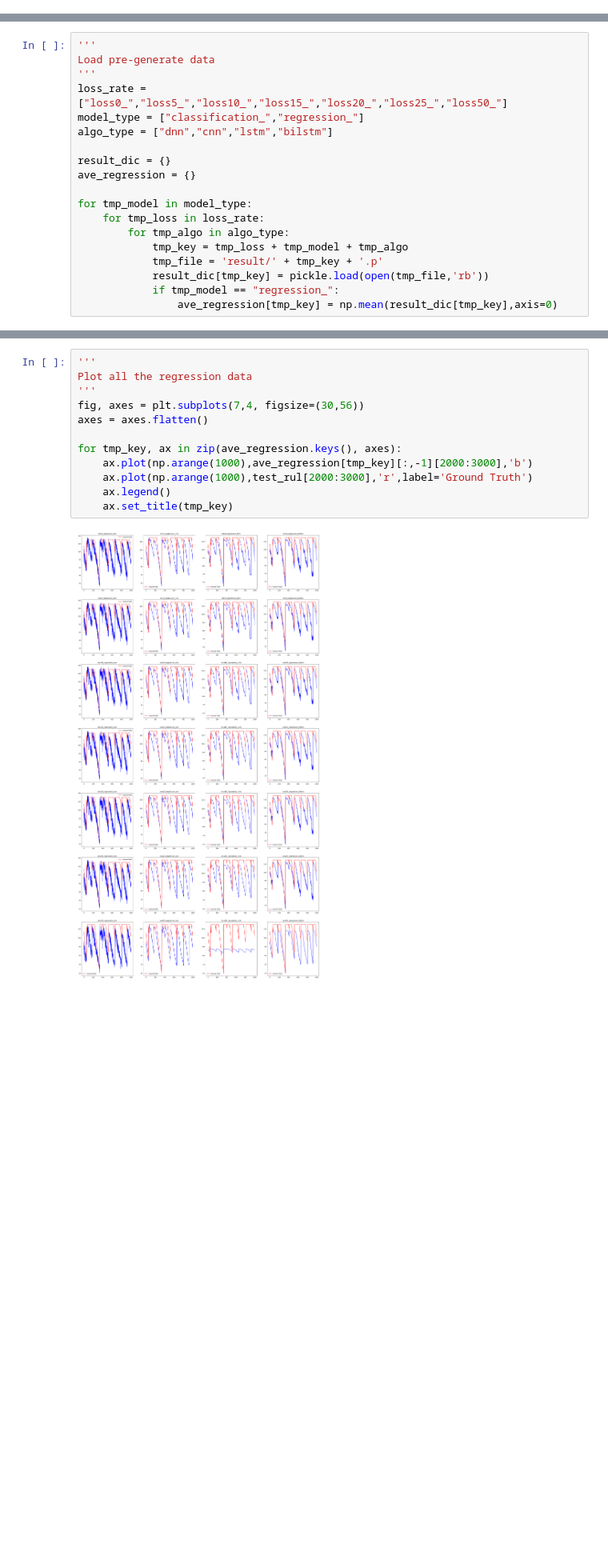
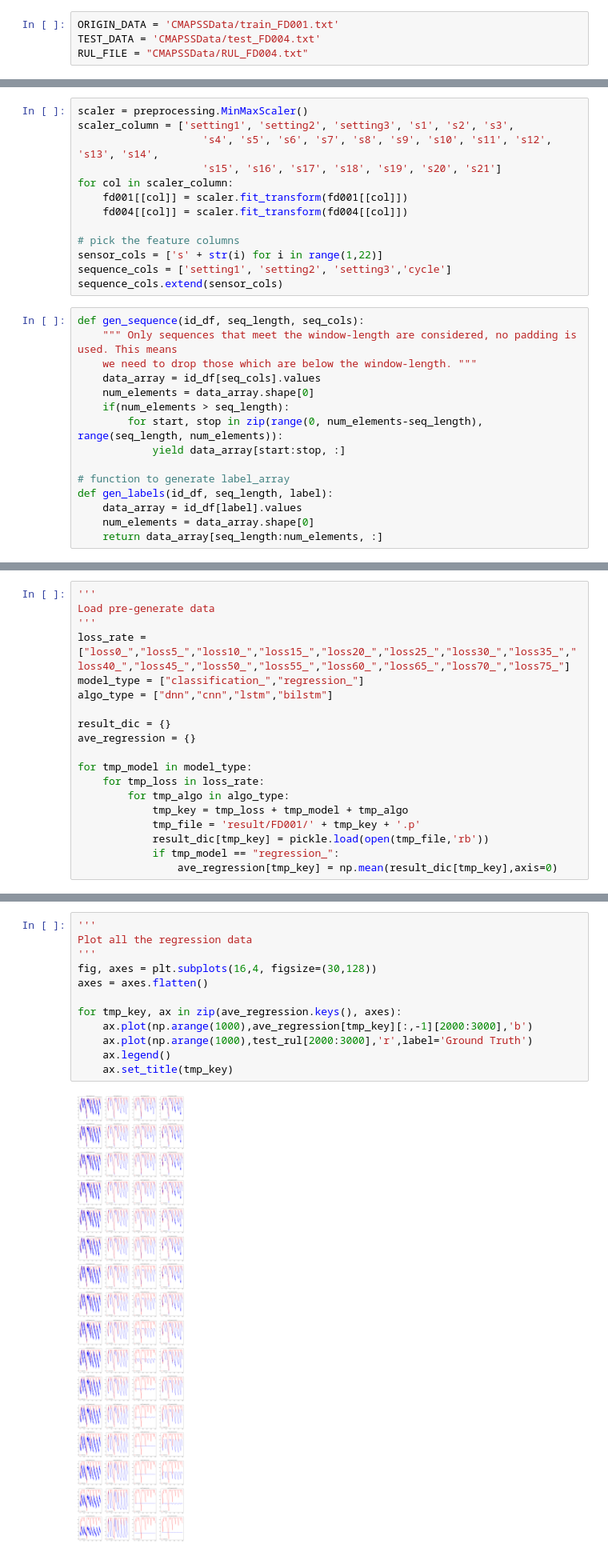
Before and after one commit to Observe-l/Wireless_Network, a Jupyter notebook: eval.ipynb, the cells around one changed output, grey strips where cells are left out. Shown at 80% size. Cells and saved outputs as stored; diff of their text form; blank space fills up the shorter version.

```diff
--- a/eval.ipynb
+++ b/eval.ipynb
@@ -30,3 +30,7 @@ RUL_FILE = "CMAPSSData/RUL_FD001.txt"
 TIME_OUT = 3
 MODEL_NAME = "regression_test"
 REMAIN_NUM = 35
+# %%
+ORIGIN_DATA = 'CMAPSSData/train_FD001.txt'
+TEST_DATA = 'CMAPSSData/test_FD004.txt'
+RUL_FILE = "CMAPSSData/RUL_FD004.txt"
@@ -32,0 +88,28 @@ REMAIN_NUM = 35
+# %%
+scaler = preprocessing.MinMaxScaler()
+scaler_column = ['setting1', 'setting2', 'setting3', 's1', 's2', 's3',
+                    's4', 's5', 's6', 's7', 's8', 's9', 's10', 's11', 's12', 's13', 's14',
+                    's15', 's16', 's17', 's18', 's19', 's20', 's21']
+for col in scaler_column:
+    fd001[[col]] = scaler.fit_transform(fd001[[col]])
+    fd004[[col]] = scaler.fit_transform(fd004[[col]])
+
+# pick the feature columns
+sensor_cols = ['s' + str(i) for i in range(1,22)]
+sequence_cols = ['setting1', 'setting2', 'setting3','cycle']
+sequence_cols.extend(sensor_cols)
+# %%
+def gen_sequence(id_df, seq_length, seq_cols):
+    """ Only sequences that meet the window-length are considered, no padding is used. This means
+    we need to drop those which are below the window-length. """
+    data_array = id_df[seq_cols].values
+    num_elements = data_array.shape[0]
+    if(num_elements > seq_length):
+        for start, stop in zip(range(0, num_elements-seq_length), range(seq_length, num_elements)):
+            yield data_array[start:stop, :]
+
+# function to generate label_array
+def gen_labels(id_df, seq_length, label):
+    data_array = id_df[label].values
+    num_elements = data_array.shape[0]
+    return data_array[seq_length:num_elements, :]
@@ -223,7 +348,7 @@ loss rate: [0%, 5%, 10%, 15%, 20%, 25%, 50%]
 '''
 Load pre-generate data
 '''
-loss_rate = ["loss0_","loss5_","loss10_","loss15_","loss20_","loss25_","loss50_"]
+loss_rate = ["loss0_","loss5_","loss10_","loss15_","loss20_","loss25_","loss30_","loss35_","loss40_","loss45_","loss50_","loss55_","loss60_","loss65_","loss70_","loss75_"]
 model_type = ["classification_","regression_"]
 algo_type = ["dnn","cnn","lstm","bilstm"]
 
@@ -234,7 +359,7 @@ for tmp_model in model_type:
     for tmp_loss in loss_rate:
         for tmp_algo in algo_type:
             tmp_key = tmp_loss + tmp_model + tmp_algo
-            tmp_file = 'result/' + tmp_key + '.p'
+            tmp_file = 'result/FD001/' + tmp_key + '.p'
             result_dic[tmp_key] = pickle.load(open(tmp_file,'rb'))
             if tmp_model == "regression_":
                 ave_regression[tmp_key] = np.mean(result_dic[tmp_key],axis=0)
@@ -344,14 +478,14 @@ plt.legend()
 # %%
 '''
 Plot all the regression data
 '''
-fig, axes = plt.subplots(7,4, figsize=(30,56))
+fig, axes = plt.subplots(16,4, figsize=(30,128))
 axes = axes.flatten()
 
 for tmp_key, ax in zip(ave_regression.keys(), axes):
     ax.plot(np.arange(1000),ave_regression[tmp_key][:,-1][2000:3000],'b')
     ax.plot(np.arange(1000),test_rul[2000:3000],'r',label='Ground Truth')
     ax.legend()
     ax.set_title(tmp_key)
 # %% [output]
-[figure, old version]
+[figure, new version]
```
Also changed, not shown: parts of 32 cells of this notebook, 9 other files.
